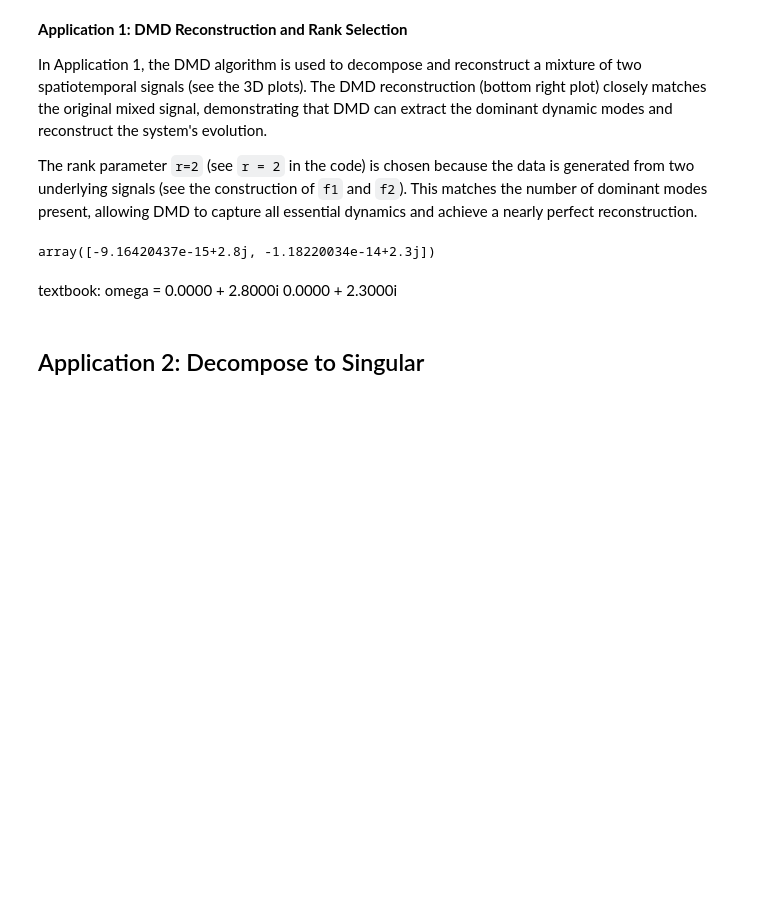
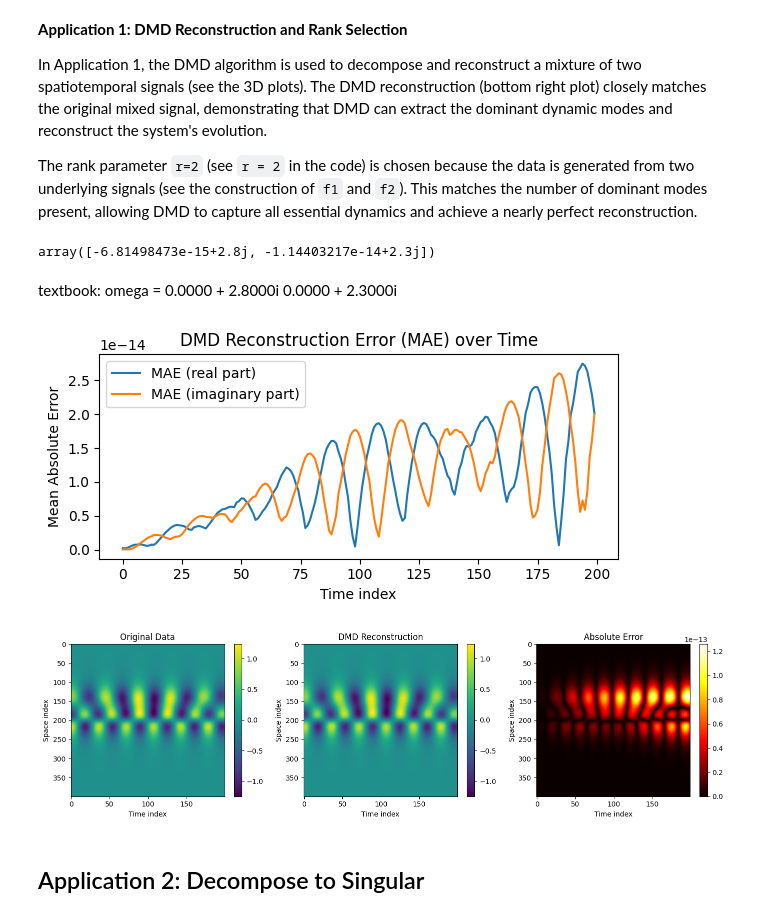
Before and after one commit to katha815/vEcoli-Local, a Jupyter notebook: reading/dmd_test.ipynb, the cells around one changed output. Drawn from its saved outputs; the diff is of its cells as text; code cells hidden in the pictures; blank space fills up the shorter version.

```diff
--- a/reading/dmd_test.ipynb
+++ b/reading/dmd_test.ipynb
@@ -5,7 +5,7 @@
 # %%
 import numpy as np
 
-def dmd(X1, X2, r, dt):
+def dmd(X1, X2, r, dt, recon_timesteps=None):
     """
     Dynamic Mode Decomposition (DMD) algorithm.
     Args:
@@ -19,6 +19,9 @@ def dmd(X1, X2, r, dt):
         lam: Discrete-time DMD eigenvalues
         b: Mode amplitudes
         X_dmd: DMD reconstruction
+    Higher dimensions?
+        This code works for matrices where rows = features (e.g., spatial points) and
+        columns = time snapshots, matching textbook examples.
     """
     # SVD: Decompose X1 to get dominant modes (least-squares optimal basis)
     U, S, Vh = np.linalg.svd(X1, full_matrices=False)
@@ -32,13 +35,18 @@ def dmd(X1, X2, r, dt):
     # Compute DMD modes
     Phi = X2 @ V_r @ np.linalg.inv(S_r) @ W_r
     # Discrete and continuous eigenvalues
-    lam = D  # D is already a 1D array of eigenvalues
+    lam = D  # D is a 1D array of eigenvalues
     omega = np.log(lam) / dt
     # Least-squares fit for initial amplitudes
     x1 = X1[:, 0]
     b = np.linalg.lstsq(Phi, x1, rcond=None)[0]
-    m = X1.shape[1]
-    t = np.arange(m) * dt
+    # This step is mathematically equivalent to ( b = \Phi^\dagger x_1 )
+    # (Moore–Penrose pseudoinverse, Eq. (1.25) in the textbook).
+    if recon_timesteps is None:
+        m = X1.shape[1]
+    else:
+        m = recon_timesteps
+    t = np.arange(m) * dt # Currently the reconstructed length equals to X1
     time_dynamics = np.zeros((r, m), dtype=complex)
     for i in range(m):
         time_dynamics[:, i] = b * np.exp(omega * t[i])
@@ -160,12 +186,62 @@ The rank parameter `r=2` (see `r = 2` in the code) is chosen because the data is
 # %%
 omega
 # %% [output]
-array([-9.16420437e-15+2.8j, -1.18220034e-14+2.3j])
+array([-6.81498473e-15+2.8j, -1.14403217e-14+2.3j])
 # %% [markdown]
 textbook:
 omega =
 0.0000 + 2.8000i
 0.0000 + 2.3000i
+# %%
+# Re-run DMD to match the original data length exactly
+r = 2
+recon_len = X.shape[1]  # Make prediction for the full data length
+Phi, omega, lam, b, X_dmd = dmd(X[:, :-1], X[:, 1:], r, dt, recon_timesteps=recon_len)
+
+# Compute mean absolute error (MAE) at each time step (real part)
+mae_re = np.mean(np.abs(np.real(X) - np.real(X_dmd)), axis=0)
+mae_im = np.mean(np.abs(np.imag(X) - np.imag(X_dmd)), axis=0)
+
+# Plot MAE over time
+plt.figure(figsize=(6, 3))
+plt.plot(mae_re, label='MAE (real part)')
+plt.plot(mae_im, label='MAE (imaginary part)')
+plt.xlabel('Time index')
+plt.ylabel('Mean Absolute Error')
+plt.title('DMD Reconstruction Error (MAE) over Time')
+plt.legend()
+plt.tight_layout()
+plt.show()
+
+# Plot original vs reconstructed (all time steps as 2D heatmap)
+plt.figure(figsize=(14, 4))
+
+plt.subplot(1, 3, 1)
+plt.imshow(np.real(X), aspect='auto', cmap='viridis')
+plt.colorbar()
+plt.title('Original Data')
+plt.xlabel('Time index')
+plt.ylabel('Space index')
+
+plt.subplot(1, 3, 2)
+plt.imshow(np.real(X_dmd), aspect='auto', cmap='viridis')
+plt.colorbar()
+plt.title('DMD Reconstruction')
+plt.xlabel('Time index')
+plt.ylabel('Space index')
+
+plt.subplot(1, 3, 3)
+plt.imshow(np.abs(np.real(X) - np.real(X_dmd)), aspect='auto', cmap='hot')
+plt.colorbar()
+plt.title('Absolute Error')
+plt.xlabel('Time index')
+plt.ylabel('Space index')
+
+plt.tight_layout()
+plt.show()
+# %% [output]
+[figure, added]
+[figure, added]
 # %% [markdown]
 ## Application 2: Decompose to Singular
 # %%
```
Also changed, not shown: parts of 2 cells of this notebook, 39 other files.
